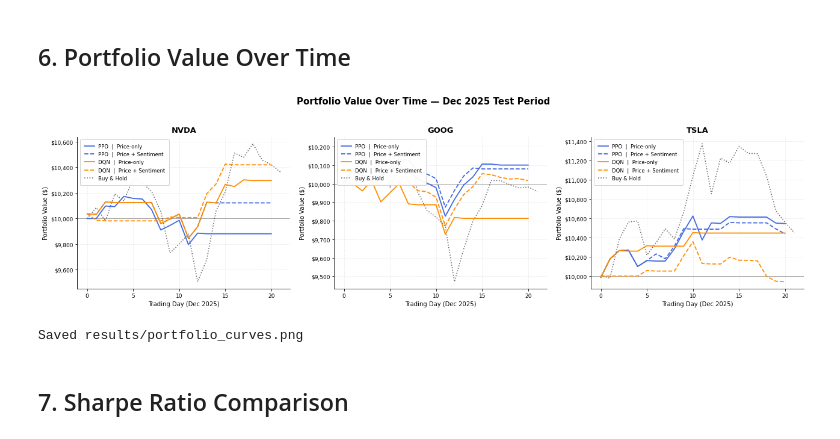
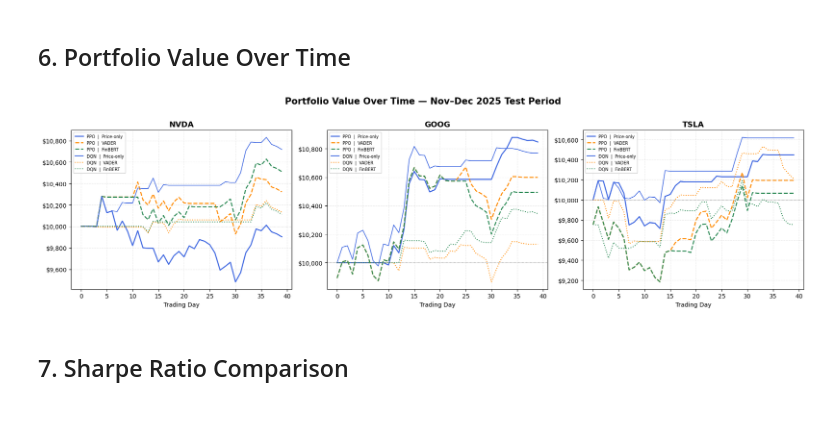
Before and after one commit to hamzakhamissa/RL-Project, a Jupyter notebook: notebooks/03_evaluate.ipynb, the cells around one changed output. Saved outputs shown, nothing was run; the diff lists cells and outputs as text; code cells hidden in the pictures.

```diff
--- a/notebooks/03_evaluate.ipynb
+++ b/notebooks/03_evaluate.ipynb
@@ -385,0 +369,18 @@ for ticker in TICKERS:
+# %%
+print('=== Feature Ablation: Price vs VADER vs FinBERT ===')
+print()
+for ticker in TICKERS:
+    print(f'--- {ticker} ---')
+    sub = results_df[results_df['ticker'] == ticker]
+    for algo in ['PPO', 'DQN']:
+        price_row = sub[(sub['algo'] == algo) & (sub['state'] == 'price')]
+        vader_row = sub[(sub['algo'] == algo) & (sub['state'] == 'sentiment_vader')]
+        finbert_row = sub[(sub['algo'] == algo) & (sub['state'] == 'sentiment_finbert')]
+        if any(len(r) == 0 for r in [price_row, vader_row, finbert_row]):
+            continue
+        price_row, vader_row, finbert_row = price_row.iloc[0], vader_row.iloc[0], finbert_row.iloc[0]
+        print(f'  {algo}:')
+        print(f'    Price-only :  ret={price_row["cumulative_return"]*100:+.2f}%  sharpe={price_row["sharpe_ratio"]:.3f}')
+        print(f'    VADER      :  ret={vader_row["cumulative_return"]*100:+.2f}%  sharpe={vader_row["sharpe_ratio"]:.3f}  Δret={((vader_row["cumulative_return"]-price_row["cumulative_return"])*100):+.2f}pp')
+        print(f'    FinBERT    :  ret={finbert_row["cumulative_return"]*100:+.2f}%  sharpe={finbert_row["sharpe_ratio"]:.3f}  Δret={((finbert_row["cumulative_return"]-price_row["cumulative_return"])*100):+.2f}pp')
+    print()
@@ -387,53 +406,39 @@ for ticker in TICKERS:
 ## 6. Portfolio Value Over Time
 # %%
 fig, axes = plt.subplots(1, 3, figsize=(18, 5), sharey=False, facecolor='white')
-fig.suptitle('Portfolio Value Over Time — Dec 2025 Test Period', fontsize=15, fontweight='bold', y=1.01)
+fig.suptitle('Portfolio Value Over Time — Nov–Dec 2025 Test Period', fontsize=15, fontweight='bold', y=1.01)
 
 styles = {
-    ('PPO', 'price'):           ('royalblue',  '-',  1.8, 'PPO  |  Price-only'),
-    ('PPO', 'sentiment_basic'): ('royalblue',  '--', 1.8, 'PPO  |  Price + Sentiment'),
-    ('DQN', 'price'):           ('darkorange', '-',  1.8, 'DQN  |  Price-only'),
-    ('DQN', 'sentiment_basic'): ('darkorange', '--', 1.8, 'DQN  |  Price + Sentiment'),
+    ('PPO', 'price'):             ('royalblue',  '-',   1.8, 'PPO  |  Price-only'),
+    ('PPO', 'sentiment_vader'):   ('darkorange', '--',  1.8, 'PPO  |  VADER'),
+    ('PPO', 'sentiment_finbert'): ('seagreen',   '--',  1.8, 'PPO  |  FinBERT'),
+    ('DQN', 'price'):             ('royalblue',  '-',   1.2, 'DQN  |  Price-only'),
+    ('DQN', 'sentiment_vader'):   ('darkorange', ':',   1.5, 'DQN  |  VADER'),
+    ('DQN', 'sentiment_finbert'): ('seagreen',   ':',   1.5, 'DQN  |  FinBERT'),
 }
 
 for ax, ticker in zip(axes, TICKERS):
     ax.set_facecolor('white')
     ax.grid(alpha=0.25, linestyle='--', zorder=0)
 
     for (algo, state), (color, ls, lw, label) in styles.items():
         key = (ticker, algo, state)
-        if key in histories:
-            ax.plot(histories[key]['portfolio_value'].values,
-                    color=color, linestyle=ls, linewidth=lw, label=label, zorder=3)
+        if key not in histories:
+            continue
+        h = histories[key]
+        ax.plot(h['portfolio_value'].values, color=color, linestyle=ls, linewidth=lw, label=label, zorder=3)
 
-    bh_key = (ticker, 'buy_and_hold')
-    if bh_key in baseline_histories:
-        ax.plot(baseline_histories[bh_key]['portfolio_value'].values,
-                color='dimgray', linestyle=':', linewidth=1.6, label='Buy & Hold', zorder=2)
+    ax.axhline(INITIAL_CASH, color='gray', linewidth=0.8, linestyle=':', zorder=2)
+    ax.set_title(ticker, fontsize=13, fontweight='bold')
+    ax.set_xlabel('Trading Day')
+    ax.yaxis.set_major_formatter(mtick.FuncFormatter(lambda v, _: f'${v:,.0f}'))
+    ax.legend(fontsize=7, loc='best')
 
-    ax.axhline(INITIAL_CASH, color='black', linewidth=0.8, linestyle='-', alpha=0.4)
-    ax.set_title(ticker, fontsize=13, fontweight='bold', pad=8)
-    ax.set_xlabel('Trading Day (Dec 2025)', fontsize=10)
-    ax.set_ylabel('Portfolio Value ($)', fontsize=10)
-    ax.yaxis.set_major_formatter(mtick.StrMethodFormatter('${x:,.0f}'))
-    ax.tick_params(labelsize=9)
-
-    legend = ax.legend(fontsize=8.5, loc='upper left',
-                       framealpha=0.95, edgecolor='lightgray',
-                       facecolor='white', borderpad=0.8)
-
-for spine in ['top', 'right']:
-    for ax in axes:
-        ax.spines[spine].set_visible(False)
-
-plt.tight_layout(pad=1.5)
-plt.savefig(RESULTS_DIR / 'portfolio_curves.png', dpi=200, bbox_inches='tight',
-            facecolor='white', edgecolor='none')
+plt.tight_layout()
+plt.savefig(RESULTS_DIR / 'portfolio_value_3way.png', dpi=150, bbox_inches='tight')
 plt.show()
-print('Saved results/portfolio_curves.png')
 # %% [output]
-[figure, old version]
+[figure, new version]
-Saved results/portfolio_curves.png
 # %% [markdown]
 ## 7. Sharpe Ratio Comparison
 # %%
```
Also changed, not shown: parts of 14 cells of this notebook, 49 other files.
